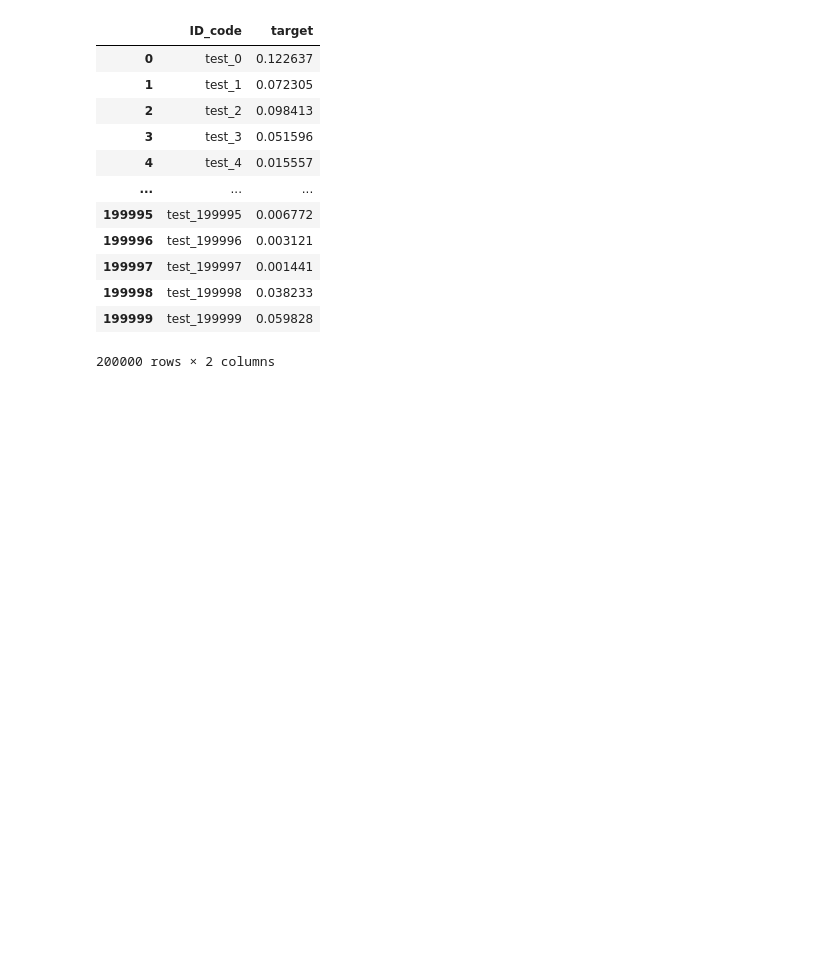
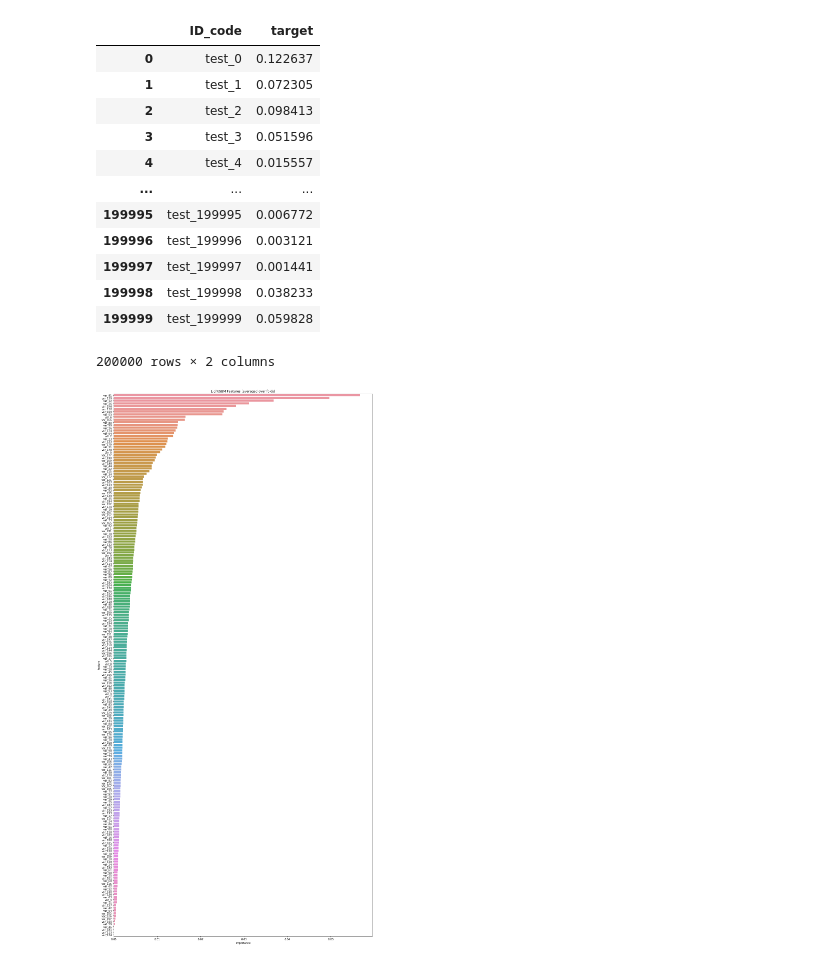
Before and after one commit to akashbets/python_datascience, a Jupyter notebook: Santander EDA & Predictive Model2.ipynb, the cells around one changed output. Saved outputs shown, nothing was run; the diff lists cells and outputs as text; code cells hidden in the pictures; blank space fills up the shorter version.

Commit message:
Added Feature Importance plot

```diff
--- a/Santander EDA & Predictive Model2.ipynb
+++ b/Santander EDA & Predictive Model2.ipynb
@@ -247,6 +247,8 @@ feature_importances.sort_values(by='importance', ascending=False).head(n=20)
 | 12 | var_12 | 7371 |
 | 121 | var_121 | 7323 |
 | 99 | var_99 | 7322 |
+# %%
+feature_importances_df = pd.DataFrame(feature_importances)
 # %%
 # Submission dataframe
 pred_test[pred_test>1] = 1
@@ -273,6 +275,20 @@ submitLGB
 | 199998 | test_199998 | 0.038233 |
 | 199999 | test_199999 | 0.059828 |
 200000 rows × 2 columns
+# %%
+cols = (feature_importances_df[["feature", "importance"]]
+        .groupby("feature")
+        .mean()
+        .sort_values(by="importance", ascending=False)[:1000].index)
+best_features = feature_importances_df.loc[feature_importances_df.feature.isin(cols)]
+
+plt.figure(figsize=(15,30))
+sns.barplot(x="importance", y="feature", data=best_features.sort_values(by="importance",ascending=False))
+plt.title('LightGBM Features (averaged over folds)')
+plt.tight_layout()
+plt.savefig('lgbm_importances.png')
+# %% [output]
+[figure, added]
 # %%
 # We notice both the models gives different results for feature imortance, so we need to work more on this.
 #next update will be uploaded soon.
```
